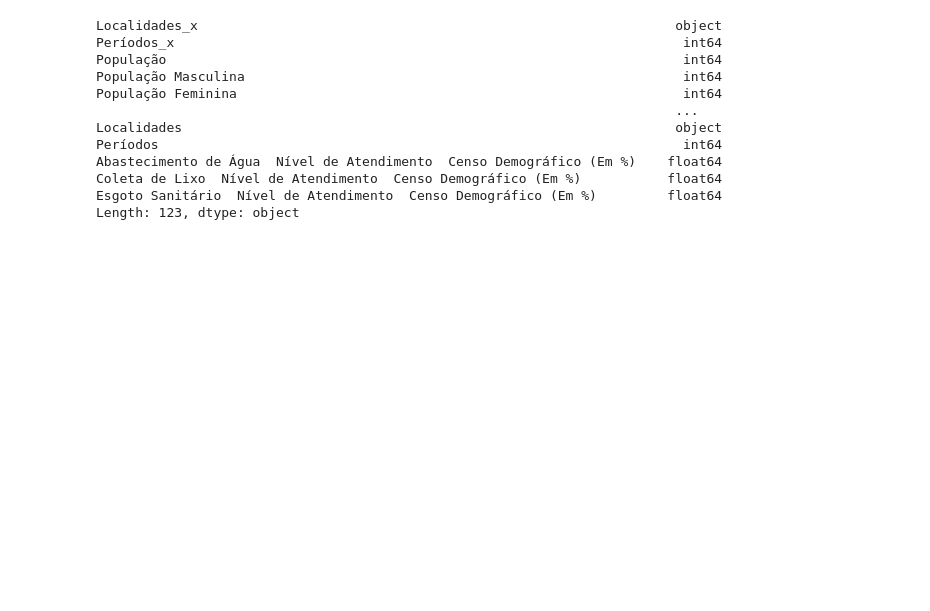
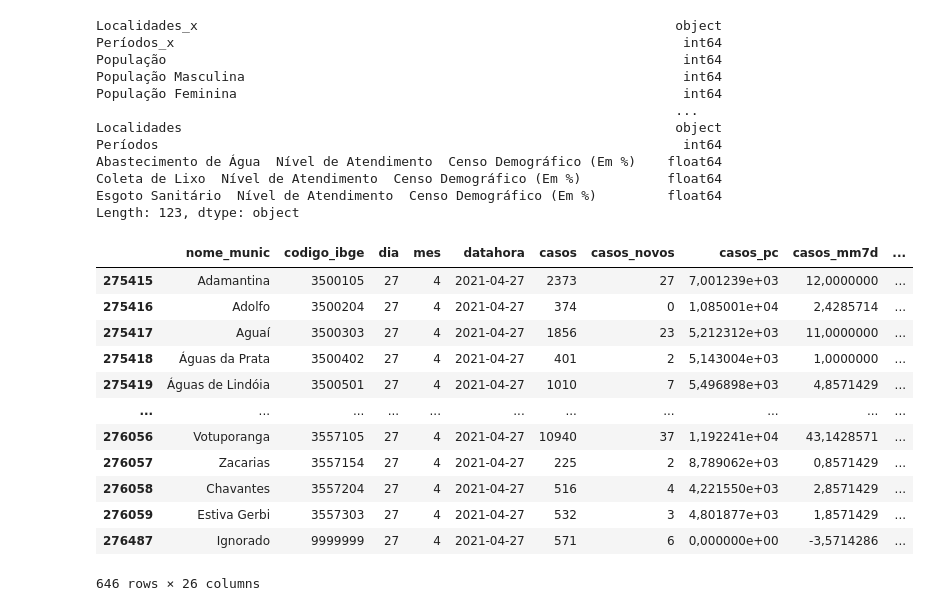
Before and after one commit to julianovale/PO450, a Jupyter notebook: 0003_Seade_Covid.ipynb, the cells around one changed output. Cells and saved outputs as stored; diff of their text form; code cells hidden in the pictures; blank space fills up the shorter version.

Commit message:
Atualizado em 28/04/2021 - 11h21

```diff
--- a/0003_Seade_Covid.ipynb
+++ b/0003_Seade_Covid.ipynb
@@ -86,3 +86,27 @@ Abastecimento de Água  Nível de Atendimento  Censo Demográfico (Em %)    floa
 Coleta de Lixo  Nível de Atendimento  Censo Demográfico (Em %)           float64
 Esgoto Sanitário  Nível de Atendimento  Censo Demográfico (Em %)         float64
 Length: 123, dtype: object
+# %%
+# baixando dados de Casos e Óbitos por município - diretamente do Github da Seade:
+# Informações: https://github.com/seade-R/dados-covid-sp
+
+url_casos_obitos = 'https://raw.githubusercontent.com/seade-R/dados-covid-sp/master/data/dados_covid_sp.csv'
+
+df_casos_obitos = pd.read_csv(url_casos_obitos, delimiter = ';')
+data_atual = df_casos_obitos['datahora'].max()
+df_c_o_atual = df_casos_obitos[(df_casos_obitos['datahora']==data_atual)]
+df_c_o_atual
+# %% [output]
+|  | nome_munic | codigo_ibge | dia | mes | datahora | casos | casos_novos | casos_pc | casos_mm7d | ... |
+| 275415 | Adamantina | 3500105 | 27 | 4 | 2021-04-27 | 2373 | 27 | 7,001239e+03 | 12,0000000 | ... |
+| 275416 | Adolfo | 3500204 | 27 | 4 | 2021-04-27 | 374 | 0 | 1,085001e+04 | 2,4285714 | ... |
+| 275417 | Aguaí | 3500303 | 27 | 4 | 2021-04-27 | 1856 | 23 | 5,212312e+03 | 11,0000000 | ... |
+| 275418 | Águas da Prata | 3500402 | 27 | 4 | 2021-04-27 | 401 | 2 | 5,143004e+03 | 1,0000000 | ... |
+| 275419 | Águas de Lindóia | 3500501 | 27 | 4 | 2021-04-27 | 1010 | 7 | 5,496898e+03 | 4,8571429 | ... |
+| ... | ... | ... | ... | ... | ... | ... | ... | ... | ... | ... |
+| 276056 | Votuporanga | 3557105 | 27 | 4 | 2021-04-27 | 10940 | 37 | 1,192241e+04 | 43,1428571 | ... |
+| 276057 | Zacarias | 3557154 | 27 | 4 | 2021-04-27 | 225 | 2 | 8,789062e+03 | 0,8571429 | ... |
+| 276058 | Chavantes | 3557204 | 27 | 4 | 2021-04-27 | 516 | 4 | 4,221550e+03 | 2,8571429 | ... |
+| 276059 | Estiva Gerbi | 3557303 | 27 | 4 | 2021-04-27 | 532 | 3 | 4,801877e+03 | 1,8571429 | ... |
+| 276487 | Ignorado | 9999999 | 27 | 4 | 2021-04-27 | 571 | 6 | 0,000000e+00 | -3,5714286 | ... |
+646 rows × 26 columns
```
Also changed, not shown: parts of 2 cells of this notebook.
